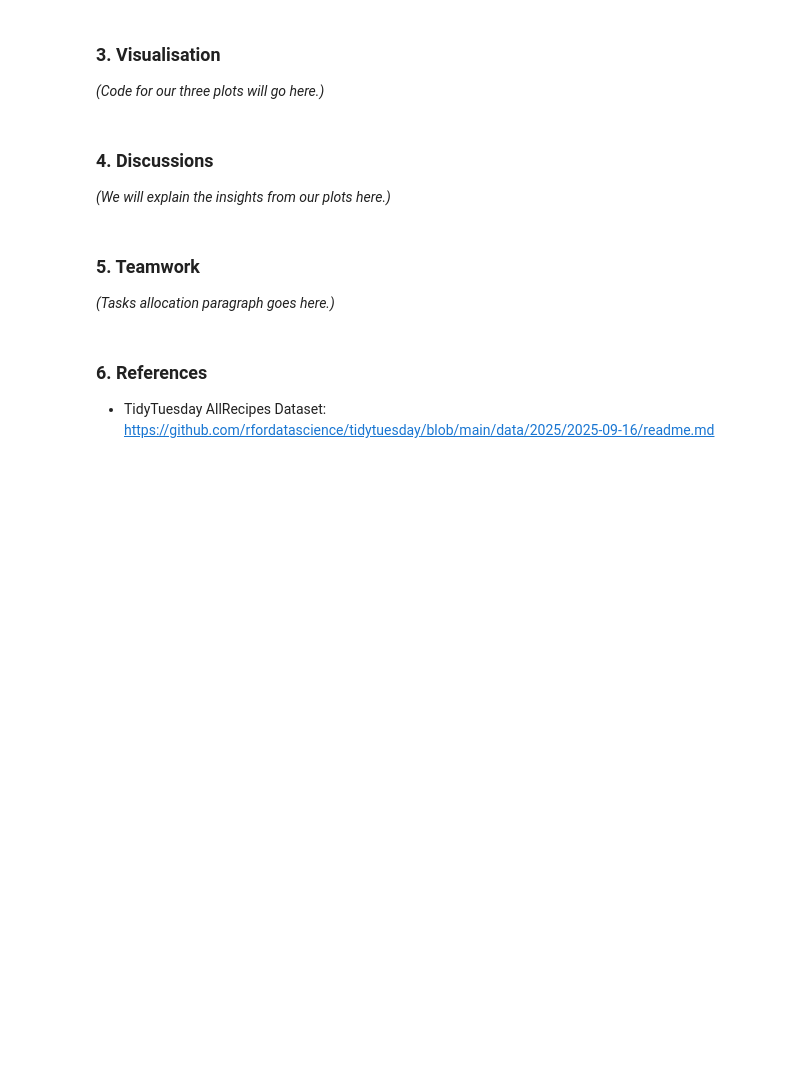
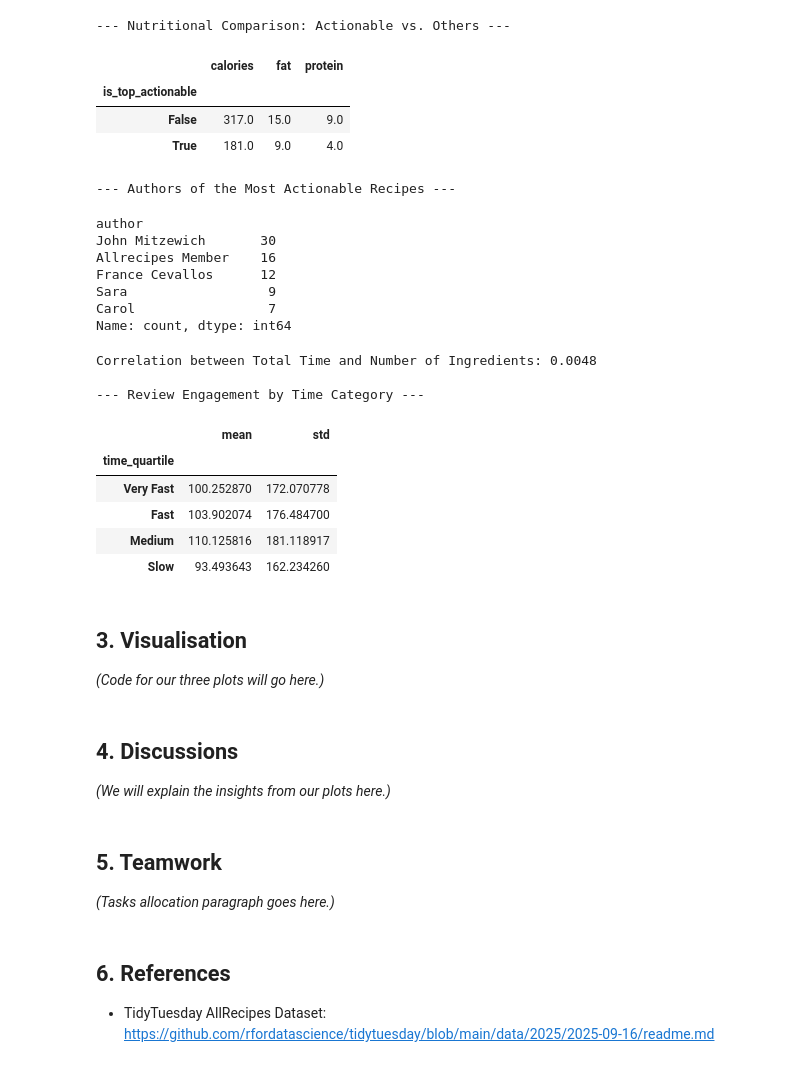
Before and after one commit to Capacesse/NUS-Allrecipes-DataAnalysis-2026, a Jupyter notebook: main_project.ipynb, the cells around one changed output. Saved outputs shown, nothing was run; the diff lists cells and outputs as text; code cells hidden in the pictures; blank space fills up the shorter version.

```diff
--- a/main_project.ipynb
+++ b/main_project.ipynb
@@ -20,0 +66,19 @@ df_cuisines.head()
+# %%
+# Count ingredient lines
+def count_ingredients(s):
+    if pd.isna(s): return 0
+    return len([item for item in str(s).split(",") if item.strip()])
+
+df['n_ingredient_lines'] = df['ingredients'].apply(count_ingredients)
+# %%
+# Actionable Score
+df_filtered = df[df['total_ratings'] >= 10].copy() # Filter for reliable averages
+df_filtered['z_rating'] = stats.zscore(df_filtered['avg_rating'])
+
+df_filtered['z_ingredients'] = stats.zscore(df_filtered['n_ingredient_lines'])
+df_filtered['complexity_score'] = df_filtered['z_rating'] - df_filtered['z_ingredients']
+
+df_filtered['z_log_time'] = stats.zscore(np.log1p(df_filtered['total_time']))
+df_filtered['action_score'] = df_filtered['z_rating'] - df_filtered['z_log_time']
+
+df_filtered['ultimate_score'] = df_filtered['z_rating'] - (df_filtered['z_log_time'] + df_filtered['z_ingredients'])
@@ -21,13 +169,63 @@ df_cuisines.head()
+# %%
+# 1. Nutritional Profile of Actionable vs. Non-Actionable
+# Let's define "Top Actionable" as the top 10% of ultimate_score
+top_threshold = df_filtered['ultimate_score'].quantile(0.9)
+df_filtered['is_top_actionable'] = df_filtered['ultimate_score'] >= top_threshold
+
+print("--- Nutritional Comparison: Actionable vs. Others ---")
+# Do faster, highly-rated recipes have more sugar/fat (calories)?
+nutritional_comp = df_filtered.groupby('is_top_actionable')[['calories', 'fat', 'protein']].median()
+display(nutritional_comp)
+
+# 2. Author Concentration: Are "Actionable" recipes dominated by specific authors?
+print("\n--- Authors of the Most Actionable Recipes ---")
+top_authors = df_filtered[df_filtered['is_top_actionable']]['author'].value_counts().head(5)
+display(top_authors)
+
+# 3. Complexity vs. Time Distribution
+# Does more time usually mean more ingredients?
+complexity_corr = df[['total_time', 'n_ingredient_lines']].corr().iloc[0,1]
+print(f"\nCorrelation between Total Time and Number of Ingredients: {complexity_corr:.4f}")
+
+# 4. Review Volatility
+# Are "Actionable" recipes more controversial? (Standard deviation of reviews)
+print("\n--- Review Engagement by Time Category ---")
+df['time_quartile'] = pd.qcut(df['total_time'], 4, labels=['Very Fast', 'Fast', 'Medium', 'Slow'])
+engagement = df.groupby('time_quartile', observed=True)['total_ratings'].agg(['mean', 'std'])
+display(engagement)
+# %% [output]
+--- Nutritional Comparison: Actionable vs. Others ---
+|  | calories | fat | protein |
+| is_top_actionable |  |  |  |
+| False | 317.0 | 15.0 | 9.0 |
+| True | 181.0 | 9.0 | 4.0 |
+--- Authors of the Most Actionable Recipes ---
+author
+John Mitzewich       30
+Allrecipes Member    16
+France Cevallos      12
+Sara                  9
+Carol                 7
+Name: count, dtype: int64
+Correlation between Total Time and Number of Ingredients: 0.0048
+
+--- Review Engagement by Time Category ---
+|  | mean | std |
+| time_quartile |  |  |
+| Very Fast | 100.252870 | 172.070778 |
+| Fast | 103.902074 | 176.484700 |
+| Medium | 110.125816 | 181.118917 |
+| Slow | 93.493643 | 162.234260 |
 # %% [markdown]
-### 3. Visualisation
+## 3. Visualisation
 *(Code for our three plots will go here.)*
 # %% [markdown]
-### 4. Discussions
+## 4. Discussions
 *(We will explain the insights from our plots here.)*
 # %% [markdown]
-### 5. Teamwork
+## 5. Teamwork
 *(Tasks allocation paragraph goes here.)*
 # %% [markdown]
 
-### 6. References
+## 6. References
 * TidyTuesday AllRecipes Dataset: https://github.com/rfordatascience/tidytuesday/blob/main/data/2025/2025-09-16/readme.md
```
Also changed, not shown: parts of 12 cells of this notebook.
